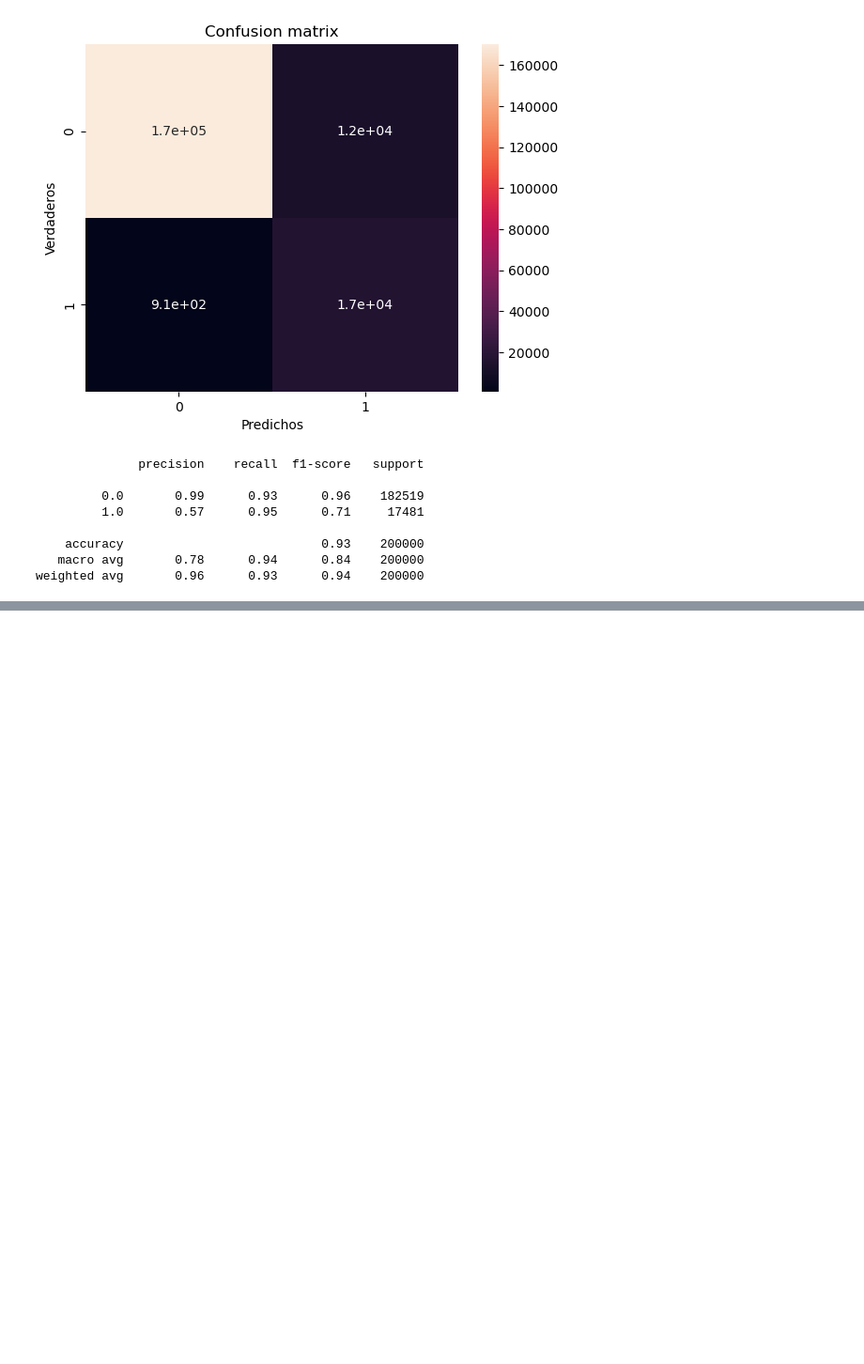
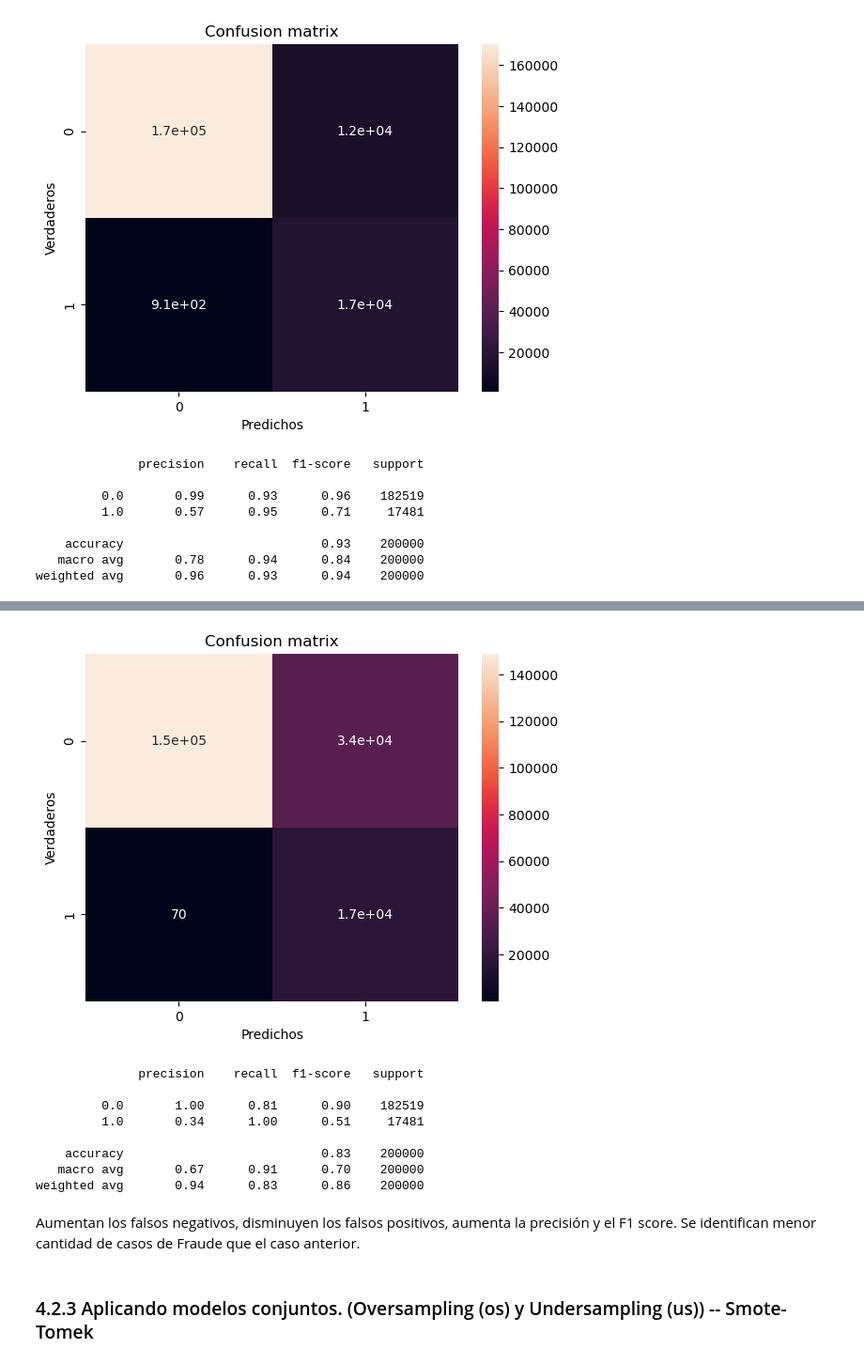
Before and after one commit to asasa293/limpieza_datos, a Jupyter notebook: TP3/TP3 - Moises.ipynb, the cells around one changed output, grey strips where cells are left out. Shown: that part at 94% size. Drawn from its saved outputs; the diff is of its cells as text; code cells hidden in the pictures; blank space fills up the shorter version.

```diff
--- a/TP3/TP3 - Moises.ipynb
+++ b/TP3/TP3 - Moises.ipynb
@@ -311,0 +374,19 @@ weighted avg       0.96      0.93      0.94    200000
+# %%
+model = logistic_model(X_train_res, X_test, y_train_res, y_test)
+y_test_pred = model.predict(scaler.transform(X_test))
+
+mostrar_resultados(y_test, y_test_pred)
+# %% [output]
+[figure, added]
+              precision    recall  f1-score   support
+
+         0.0       1.00      0.81      0.90    182519
+         1.0       0.34      1.00      0.51     17481
+
+    accuracy                           0.83    200000
+   macro avg       0.67      0.91      0.70    200000
+weighted avg       0.94      0.83      0.86    200000
+# %% [markdown]
+Aumentan los falsos negativos, disminuyen los falsos positivos, aumenta la precisión y el F1 score. Se identifican menor cantidad de casos de Fraude que el caso anterior.
+# %% [markdown]
+### 4.2.3 Aplicando modelos conjuntos. (Oversampling (os) y Undersampling (us)) -- Smote-Tomek
```
Also changed, not shown: parts of 18 cells of this notebook.
